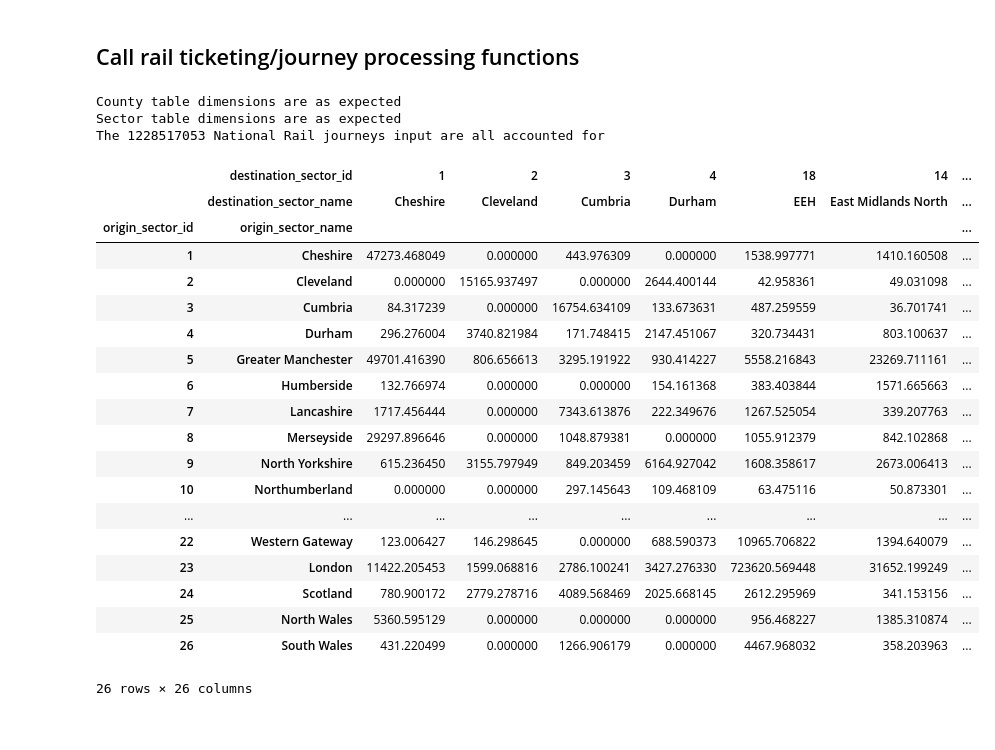
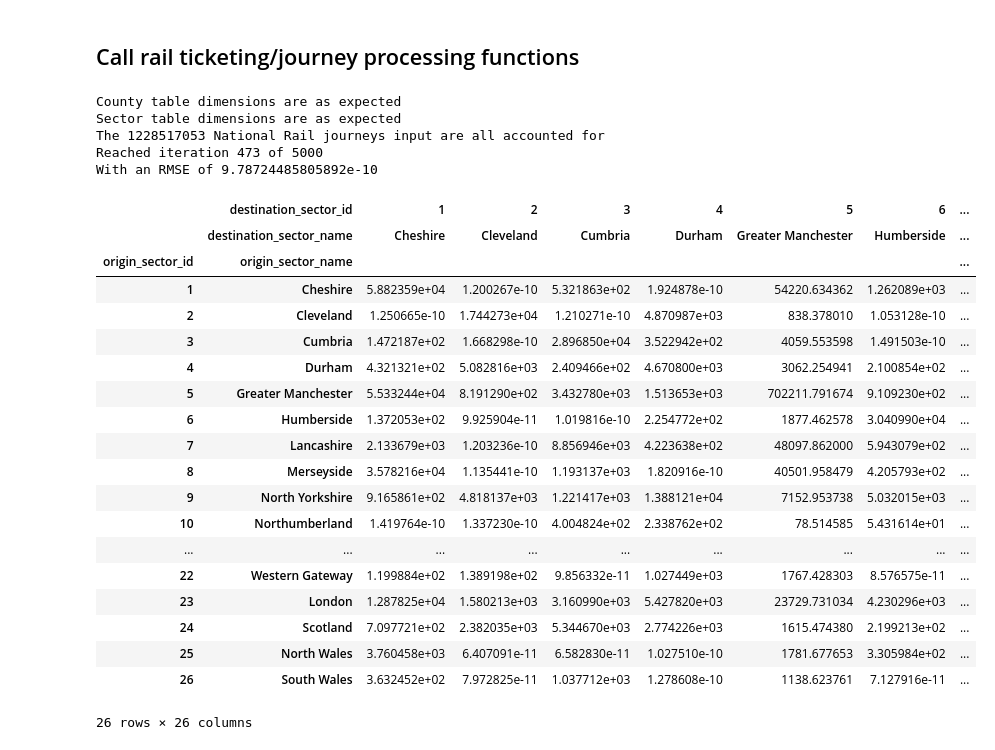
Before and after one commit to rachelm-ar/NTS-Processing, a Jupyter notebook: python/post_tour_adj/Furness_Rail_Matrices.ipynb, the cells around one changed output. Cells and saved outputs as stored; diff of their text form; code cells hidden in the pictures.

```diff
--- a/python/post_tour_adj/Furness_Rail_Matrices.ipynb
+++ b/python/post_tour_adj/Furness_Rail_Matrices.ipynb
@@ -21,7 +21,7 @@ from caf.distribute import furness
 ## Import data in files
 # %%
 # Set model version
-model_ver = 'v3'
+model_ver = 'v5'
 
 # Set directories
 inputs_dir = r'I:\NTS\imports\tour_adjust_imports'
@@ -477,7 +477,7 @@ def add_lrtu_to_national_rail(
 # %% [markdown]
 ## Functions to process model output data
 # %%
-def make_model_rail_mat(model_input, sector_df):
+def make_model_rail_mat(model_df, sector_df):
     """
     Process the model outputs to get a square matrix that matches the format and
     dimensions of the rail ticketing data matrix. Also produce a matrix for
@@ -666,30 +655,45 @@ s_odm_hlr_df, sq_s_odm_df, sq_s_weekly_odm_df = add_lrtu_to_national_rail(
     sector_odm_df_processed,
     lrtu_df_processed
 )
+sq_rail_mat, pdt_props = make_model_rail_mat(
+    model_in_df,
+    sector_in_df
+)
+sq_furnessed_rail_matrix, sq_ticket_mat, sq_rail_mat = furness_rail(
+    sq_s_weekly_odm_df,
+    sq_rail_mat,
+    furness_params
+)
+
+sq_furnessed_rail_matrix.to_csv(r'I:\NTS\outputs\tour\constrain_prototype_data\rail\v1\01_Furnessed_Square_Rail_Matrix.csv')
+sq_ticket_mat.to_csv(r'I:\NTS\outputs\tour\constrain_prototype_data\rail\v1\00_Square_Weekly_Ticket+_Data.csv')
+sq_rail_mat.to_csv(r'I:\NTS\outputs\tour\constrain_prototype_data\rail\v1\00_Square_Tour_Model_Rail_Furness_Input.csv')
 # %% [output]
 County table dimensions are as expected
 Sector table dimensions are as expected
 The 1228517053 National Rail journeys input are all accounted for
+Reached iteration 473 of 5000
+With an RMSE of 9.78724485805892e-10
 # %%
-display(rail_mat)
+display(sq_furnessed_rail_matrix)
 # %% [output]
-|  | destination_sector_id | 1 | 2 | 3 | 4 | 18 | 14 | ... |
-|  | destination_sector_name | Cheshire | Cleveland | Cumbria | Durham | EEH | East Midlands North | ... |
+|  | destination_sector_id | 1 | 2 | 3 | 4 | 5 | 6 | ... |
+|  | destination_sector_name | Cheshire | Cleveland | Cumbria | Durham | Greater Manchester | Humberside | ... |
 | origin_sector_id | origin_sector_name |  |  |  |  |  |  | ... |
-| 1 | Cheshire | 47273.468049 | 0.000000 | 443.976309 | 0.000000 | 1538.997771 | 1410.160508 | ... |
-| 2 | Cleveland | 0.000000 | 15165.937497 | 0.000000 | 2644.400144 | 42.958361 | 49.031098 | ... |
-| 3 | Cumbria | 84.317239 | 0.000000 | 16754.634109 | 133.673631 | 487.259559 | 36.701741 | ... |
-| 4 | Durham | 296.276004 | 3740.821984 | 171.748415 | 2147.451067 | 320.734431 | 803.100637 | ... |
-| 5 | Greater Manchester | 49701.416390 | 806.656613 | 3295.191922 | 930.414227 | 5558.216843 | 23269.711161 | ... |
-| 6 | Humberside | 132.766974 | 0.000000 | 0.000000 | 154.161368 | 383.403844 | 1571.665663 | ... |
-| 7 | Lancashire | 1717.456444 | 0.000000 | 7343.613876 | 222.349676 | 1267.525054 | 339.207763 | ... |
-| 8 | Merseyside | 29297.896646 | 0.000000 | 1048.879381 | 0.000000 | 1055.912379 | 842.102868 | ... |
-| 9 | North Yorkshire | 615.236450 | 3155.797949 | 849.203459 | 6164.927042 | 1608.358617 | 2673.006413 | ... |
-| 10 | Northumberland | 0.000000 | 0.000000 | 297.145643 | 109.468109 | 63.475116 | 50.873301 | ... |
+| 1 | Cheshire | 5.882359e+04 | 1.200267e-10 | 5.321863e+02 | 1.924878e-10 | 54220.634362 | 1.262089e+03 | ... |
+| 2 | Cleveland | 1.250665e-10 | 1.744273e+04 | 1.210271e-10 | 4.870987e+03 | 838.378010 | 1.053128e-10 | ... |
+| 3 | Cumbria | 1.472187e+02 | 1.668298e-10 | 2.896850e+04 | 3.522942e+02 | 4059.553598 | 1.491503e-10 | ... |
+| 4 | Durham | 4.321321e+02 | 5.082816e+03 | 2.409466e+02 | 4.670800e+03 | 3062.254941 | 2.100854e+02 | ... |
+| 5 | Greater Manchester | 5.533244e+04 | 8.191290e+02 | 3.432780e+03 | 1.513653e+03 | 702211.791674 | 9.109230e+02 | ... |
+| 6 | Humberside | 1.372053e+02 | 9.925904e-11 | 1.019816e-10 | 2.254772e+02 | 1877.462578 | 3.040990e+04 | ... |
+| 7 | Lancashire | 2.133679e+03 | 1.203236e-10 | 8.856946e+03 | 4.223638e+02 | 48097.862000 | 5.943079e+02 | ... |
+| 8 | Merseyside | 3.578216e+04 | 1.135441e-10 | 1.193137e+03 | 1.820916e-10 | 40501.958479 | 4.205793e+02 | ... |
+| 9 | North Yorkshire | 9.165861e+02 | 4.818137e+03 | 1.221417e+03 | 1.388121e+04 | 7152.953738 | 5.032015e+03 | ... |
+| 10 | Northumberland | 1.419764e-10 | 1.337230e-10 | 4.004824e+02 | 2.338762e+02 | 78.514585 | 5.431614e+01 | ... |
 | ... | ... | ... | ... | ... | ... | ... | ... | ... |
-| 22 | Western Gateway | 123.006427 | 146.298645 | 0.000000 | 688.590373 | 10965.706822 | 1394.640079 | ... |
-| 23 | London | 11422.205453 | 1599.068816 | 2786.100241 | 3427.276330 | 723620.569448 | 31652.199249 | ... |
-| 24 | Scotland | 780.900172 | 2779.278716 | 4089.568469 | 2025.668145 | 2612.295969 | 341.153156 | ... |
-| 25 | North Wales | 5360.595129 | 0.000000 | 0.000000 | 0.000000 | 956.468227 | 1385.310874 | ... |
-| 26 | South Wales | 431.220499 | 0.000000 | 1266.906179 | 0.000000 | 4467.968032 | 358.203963 | ... |
+| 22 | Western Gateway | 1.199884e+02 | 1.389198e+02 | 9.856332e-11 | 1.027449e+03 | 1767.428303 | 8.576575e-11 | ... |
+| 23 | London | 1.287825e+04 | 1.580213e+03 | 3.160990e+03 | 5.427820e+03 | 23729.731034 | 4.230296e+03 | ... |
+| 24 | Scotland | 7.097721e+02 | 2.382035e+03 | 5.344670e+03 | 2.774226e+03 | 1615.474380 | 2.199213e+02 | ... |
+| 25 | North Wales | 3.760458e+03 | 6.407091e-11 | 6.582830e-11 | 1.027510e-10 | 1781.677653 | 3.305984e+02 | ... |
+| 26 | South Wales | 3.632452e+02 | 7.972825e-11 | 1.037712e+03 | 1.278608e-10 | 1138.623761 | 7.127916e-11 | ... |
 26 rows × 26 columns
```
Also changed, not shown: parts of 3 cells of this notebook, 3 other files.
